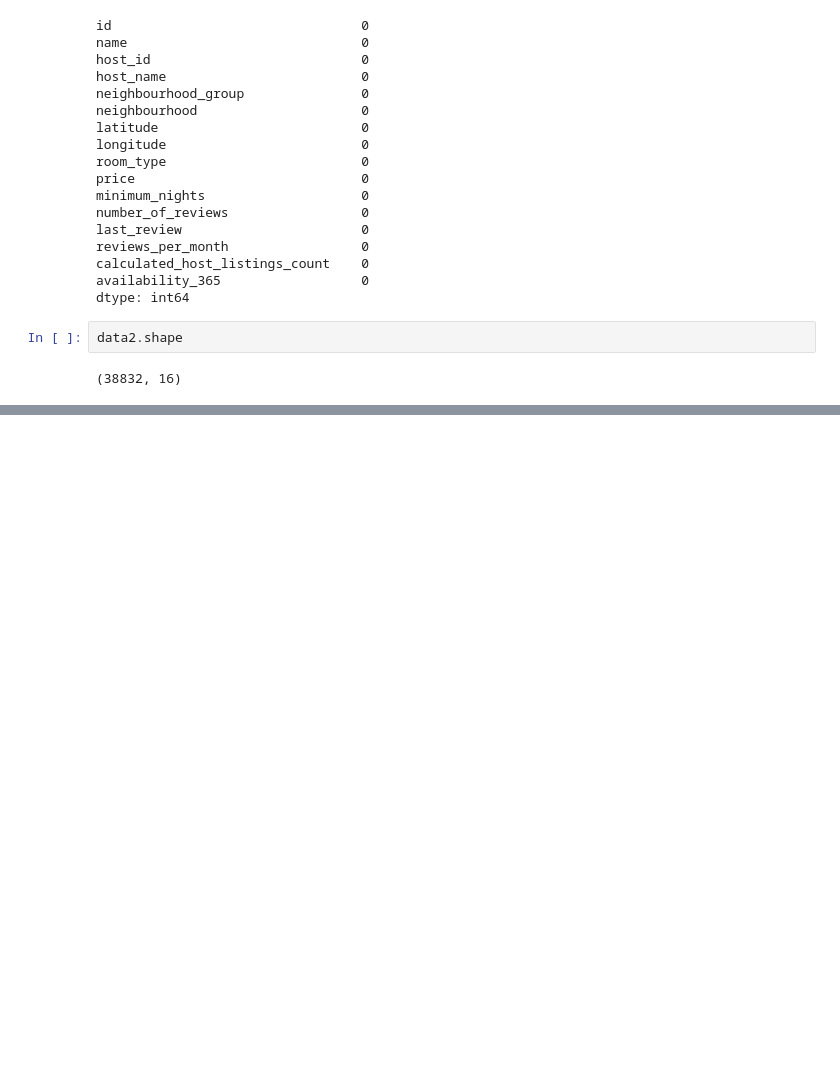
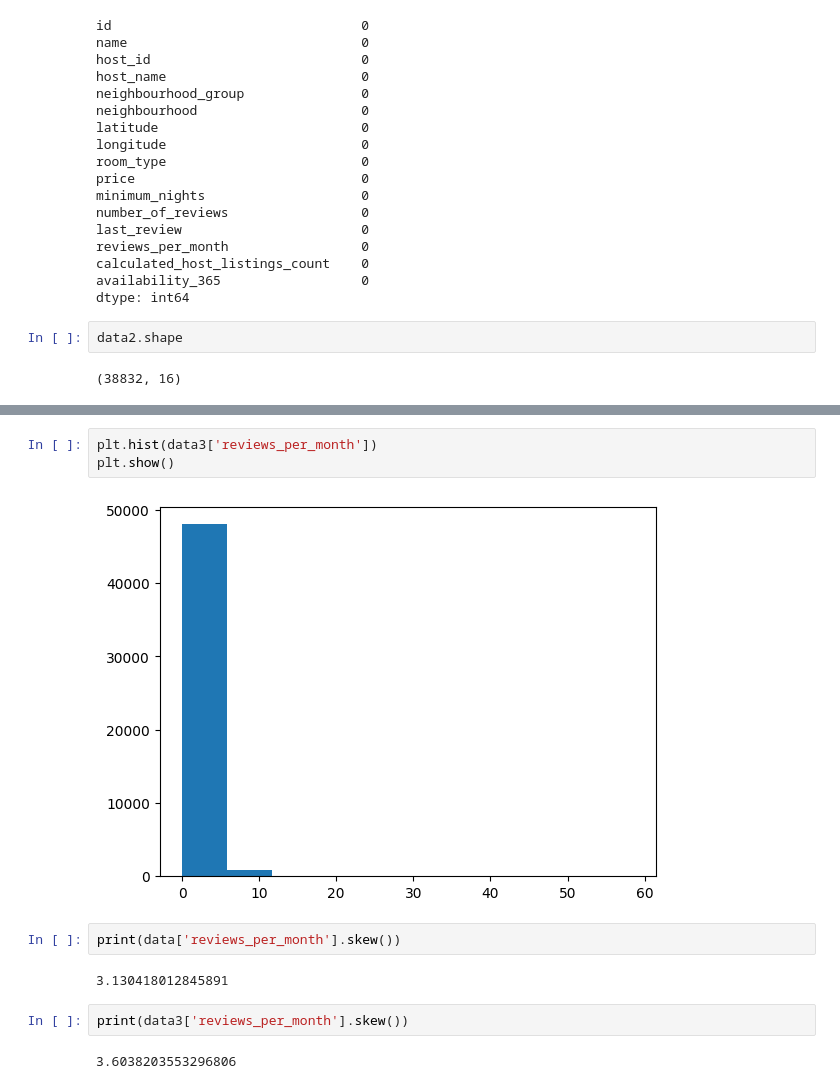
Before and after one commit to aayushjohari/Pandas, a Jupyter notebook: Data_analysis/advancedmissingvalues/missingvalues.ipynb, the cells around one changed output, grey strips where cells are left out. Saved outputs shown, nothing was run; the diff lists cells and outputs as text; blank space fills up the shorter version.

```diff
--- a/Data_analysis/advancedmissingvalues/missingvalues.ipynb
+++ b/Data_analysis/advancedmissingvalues/missingvalues.ipynb
@@ -163,0 +390,13 @@ data2.shape
+# %%
+plt.hist(data3['reviews_per_month'])
+plt.show()
+# %% [output]
+[figure, added]
+# %%
+print(data['reviews_per_month'].skew())
+# %% [output]
+3.130418012845891
+# %%
+print(data3['reviews_per_month'].skew())
+# %% [output]
+3.6038203553296806
```
Also changed, not shown: parts of 27 cells of this notebook.
